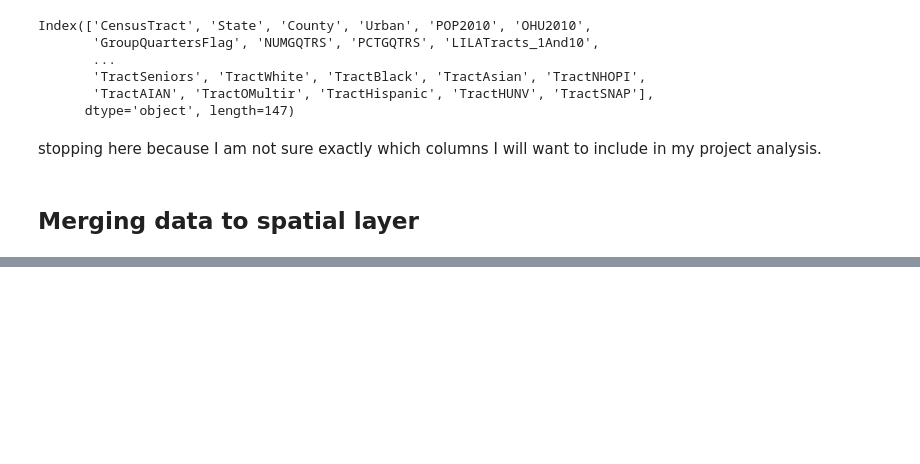
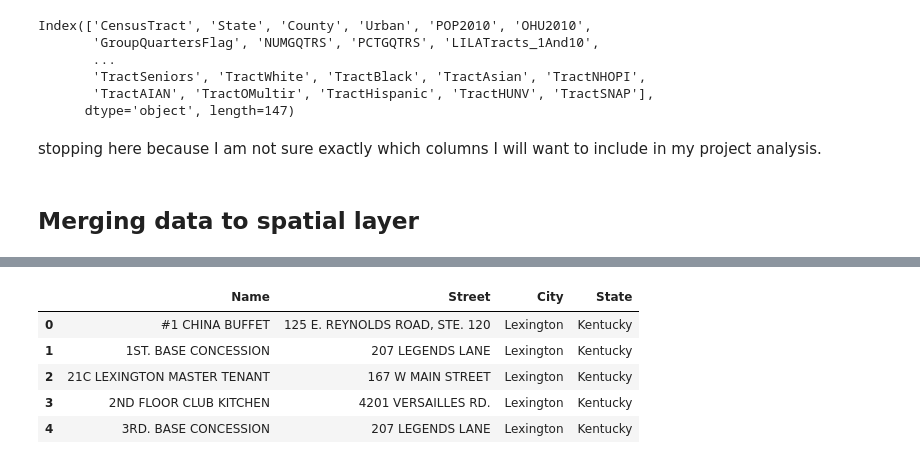
Before and after one commit to ljmoser83/lex-foodscape, a Jupyter notebook: DAPP.ipynb, the cells around one changed output, grey strips where cells are left out. Drawn from its saved outputs; the diff is of its cells as text; code cells hidden in the pictures; blank space fills up the shorter version.

```diff
--- a/DAPP.ipynb
+++ b/DAPP.ipynb
@@ -225,0 +301,9 @@ merged.to_file('./data/fayette_food_access.geojson')
+# %%
+lex_food_unique.head(5)
+# %% [output]
+|  | Name | Street | City | State |
+| 0 | #1 CHINA BUFFET | 125 E. REYNOLDS ROAD, STE. 120 | Lexington | Kentucky |
+| 1 | 1ST. BASE CONCESSION | 207 LEGENDS LANE | Lexington | Kentucky |
+| 2 | 21C LEXINGTON MASTER TENANT | 167 W MAIN STREET | Lexington | Kentucky |
+| 3 | 2ND FLOOR CLUB KITCHEN | 4201 VERSAILLES RD. | Lexington | Kentucky |
+| 4 | 3RD. BASE CONCESSION | 207 LEGENDS LANE | Lexington | Kentucky |
```
Also changed, not shown: parts of 15 cells of this notebook, 1 other file.
